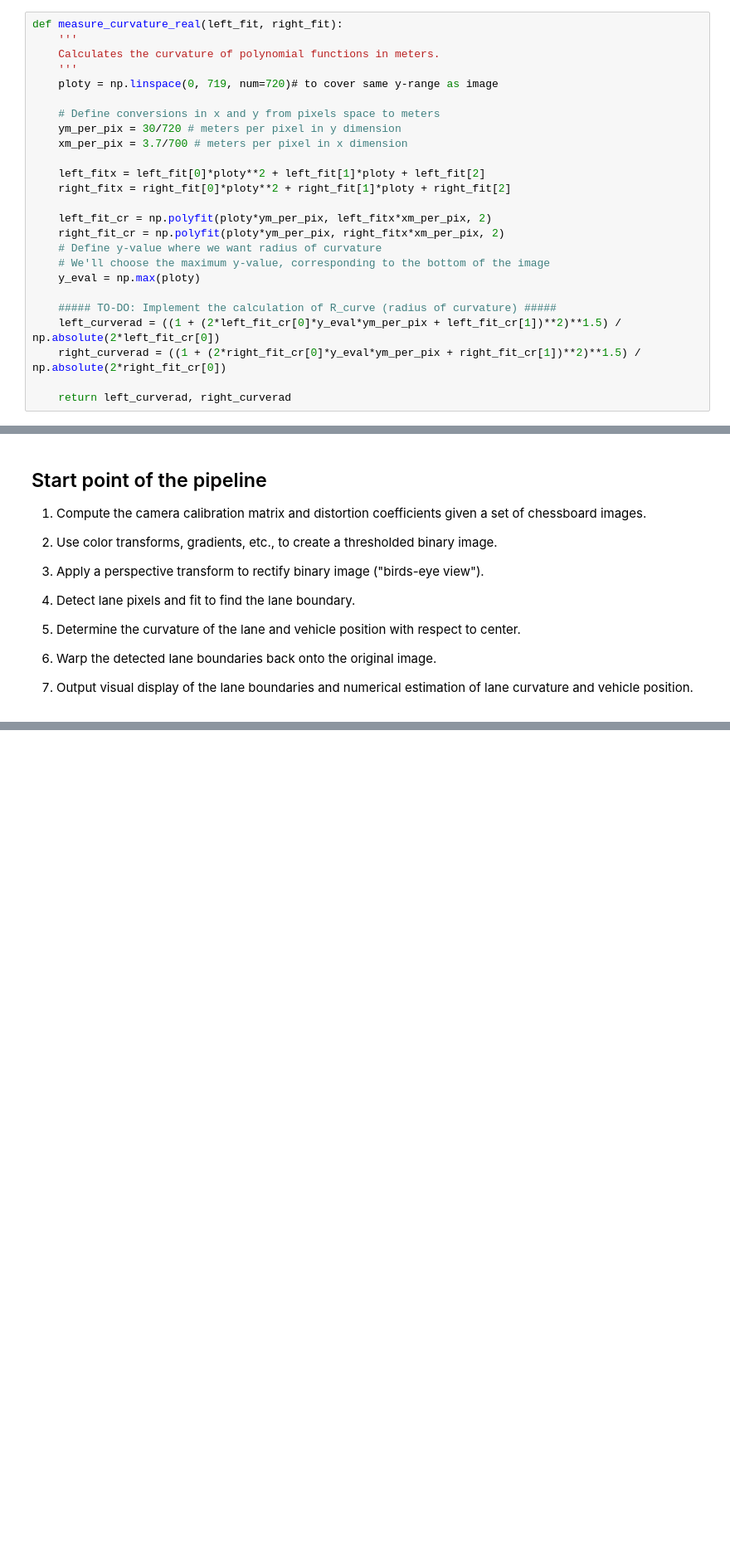
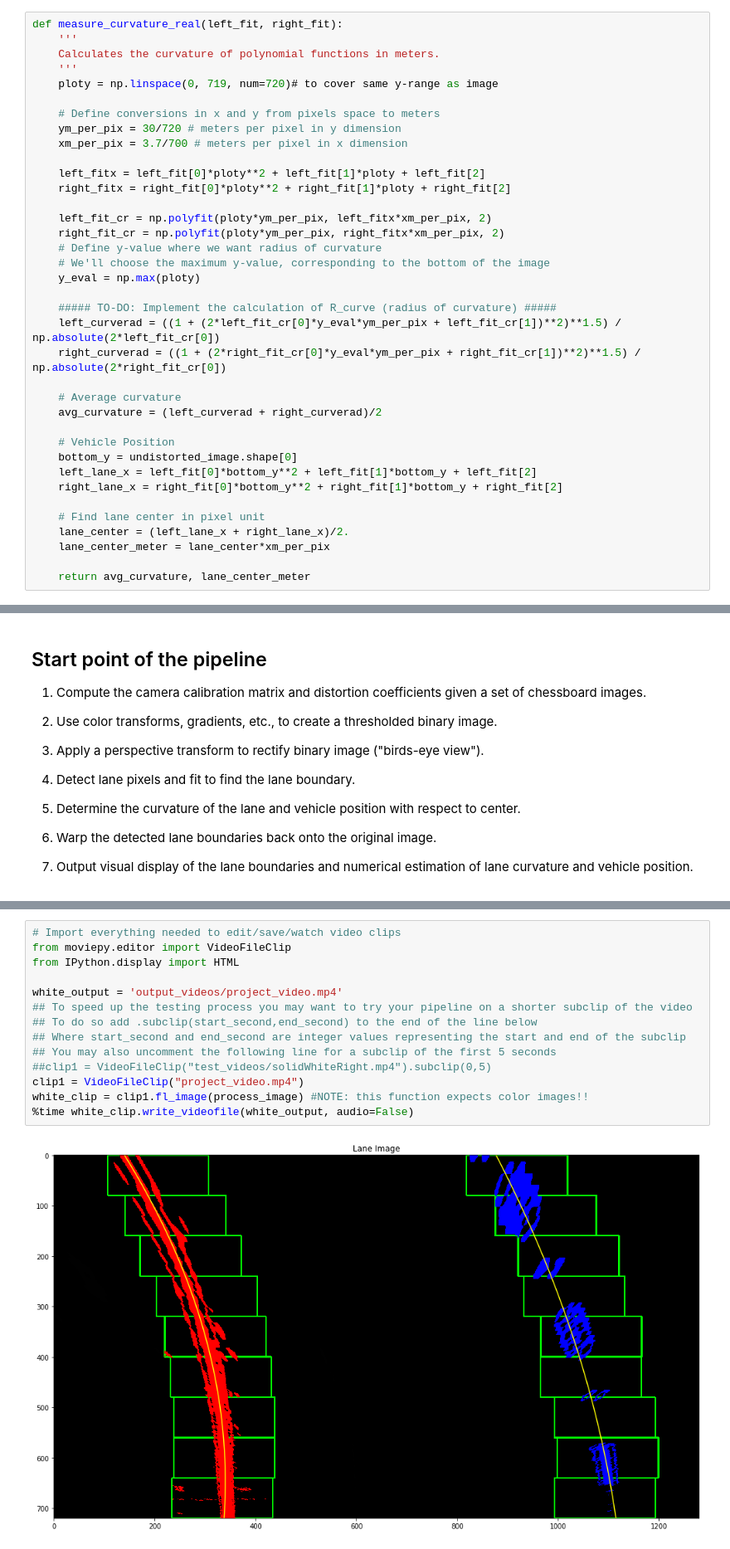
Before and after one commit to arunchavan89/CarND-Advanced-Lane-Lines, a Jupyter notebook: advanced_lane_detection.ipynb, the cells around one changed output, grey strips where cells are left out. Shown at 83% size. Saved outputs shown, nothing was run; the diff lists cells and outputs as text; blank space fills up the shorter version.

```diff
--- a/advanced_lane_detection.ipynb
+++ b/advanced_lane_detection.ipynb
@@ -524,7 +524,19 @@ def measure_curvature_real(left_fit, right_fit):
     left_curverad = ((1 + (2*left_fit_cr[0]*y_eval*ym_per_pix + left_fit_cr[1])**2)**1.5) / np.absolute(2*left_fit_cr[0])
     right_curverad = ((1 + (2*right_fit_cr[0]*y_eval*ym_per_pix + right_fit_cr[1])**2)**1.5) / np.absolute(2*right_fit_cr[0])
 
-    return left_curverad, right_curverad
+    # Average curvature
+    avg_curvature = (left_curverad + right_curverad)/2
+
+    # Vehicle Position
+    bottom_y = undistorted_image.shape[0]
+    left_lane_x = left_fit[0]*bottom_y**2 + left_fit[1]*bottom_y + left_fit[2]
+    right_lane_x = right_fit[0]*bottom_y**2 + right_fit[1]*bottom_y + right_fit[2]
+
+    # Find lane center in pixel unit
+    lane_center = (left_lane_x + right_lane_x)/2.
+    lane_center_meter = lane_center*xm_per_pix
+
+    return avg_curvature, lane_center_meter
 # %% [markdown]
 ## TEST: measure_curvature_real()
 # %%
@@ -642,0 +668,16 @@ if (__name__== '__main__' ):
+# %%
+# Import everything needed to edit/save/watch video clips
+from moviepy.editor import VideoFileClip
+from IPython.display import HTML
+
+white_output = 'output_videos/project_video.mp4'
+## To speed up the testing process you may want to try your pipeline on a shorter subclip of the video
+## To do so add .subclip(start_second,end_second) to the end of the line below
+## Where start_second and end_second are integer values representing the start and end of the subclip
+## You may also uncomment the following line for a subclip of the first 5 seconds
+##clip1 = VideoFileClip("test_videos/solidWhiteRight.mp4").subclip(0,5)
+clip1 = VideoFileClip("project_video.mp4")
+white_clip = clip1.fl_image(process_image) #NOTE: this function expects color images!!
+%time white_clip.write_videofile(white_output, audio=False)
+# %% [output]
+[figure, added]
```
Also changed, not shown: parts of 5 cells of this notebook.
